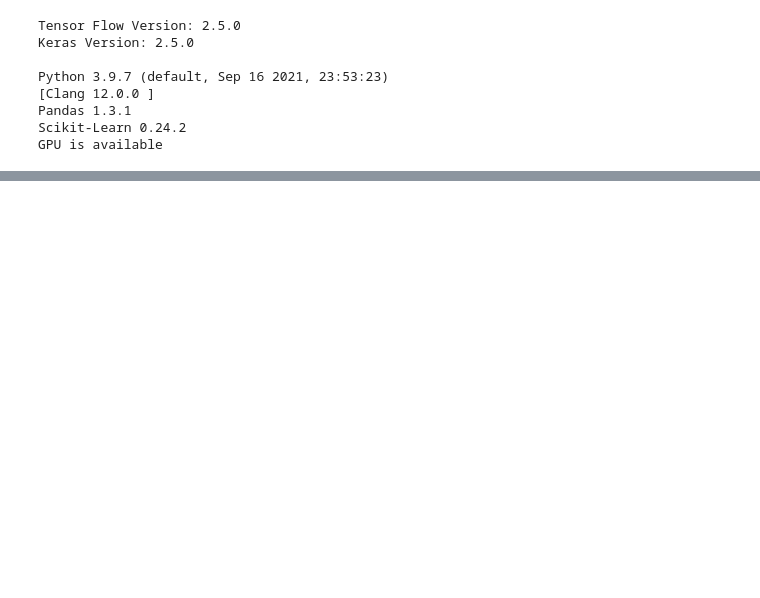
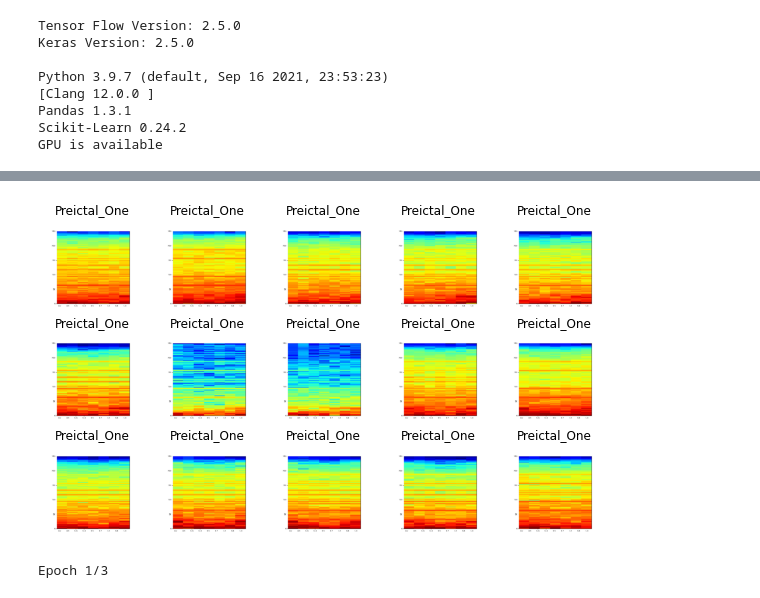
Before and after one commit to nikl1425/DeepLearning_Master, a Jupyter notebook: Fneur_model.ipynb, the cells around one changed output, grey strips where cells are left out. Drawn from its saved outputs; the diff is of its cells as text; code cells hidden in the pictures; blank space fills up the shorter version.

Commit message:
Fneur model done

```diff
--- a/Fneur_model.ipynb
+++ b/Fneur_model.ipynb
@@ -130,0 +186,3 @@ ________________________________________________________________________________
+# %%
+print(os.getcwd())
+path_to_chb_01 = "Dataset/win_chb_01"
@@ -130,0 +191,9 @@ ________________________________________________________________________________
+# %%
+resnet152_input_shape = (224, 224)
+inceptionV3_input_shape = (299, 299)
+# %%
+labels = [item for item in os.listdir(path_to_chb_01)]
+labels = np.array(labels)
+labels = labels[0:]
+print(labels.shape)
+labels
@@ -130,0 +314,13 @@ ________________________________________________________________________________
+# %%
+def show_batch(image, label):
+  plt.figure(figsize=(10,10))
+  for n in range(15):
+      ax = plt.subplot(5,5,n+1)
+      plt.imshow(image[n])
+      plt.title(labels[label[n].argmax()])
+      plt.axis('off')
+# %%
+image, label = next(inceptionV3_train_set)
+show_batch(image, label)
+# %% [output]
+[figure, added]
@@ -130,0 +336,12 @@ ________________________________________________________________________________
+# %%
+history = model.fit(
+    x=multi_train_generator,
+    epochs=3,
+    batch_size=100,
+    steps_per_epoch = inceptionV3_train_set.samples//100,
+    validation_data=multi_validation_generator,
+    validation_steps = inceptionV3_validation_set.samples//100,
+    callbacks=[TestCallback((multi_validation_generator))]
+)
+# %% [output]
+Epoch 1/3
```
Also changed, not shown: parts of 10 cells of this notebook, 3 other files.
